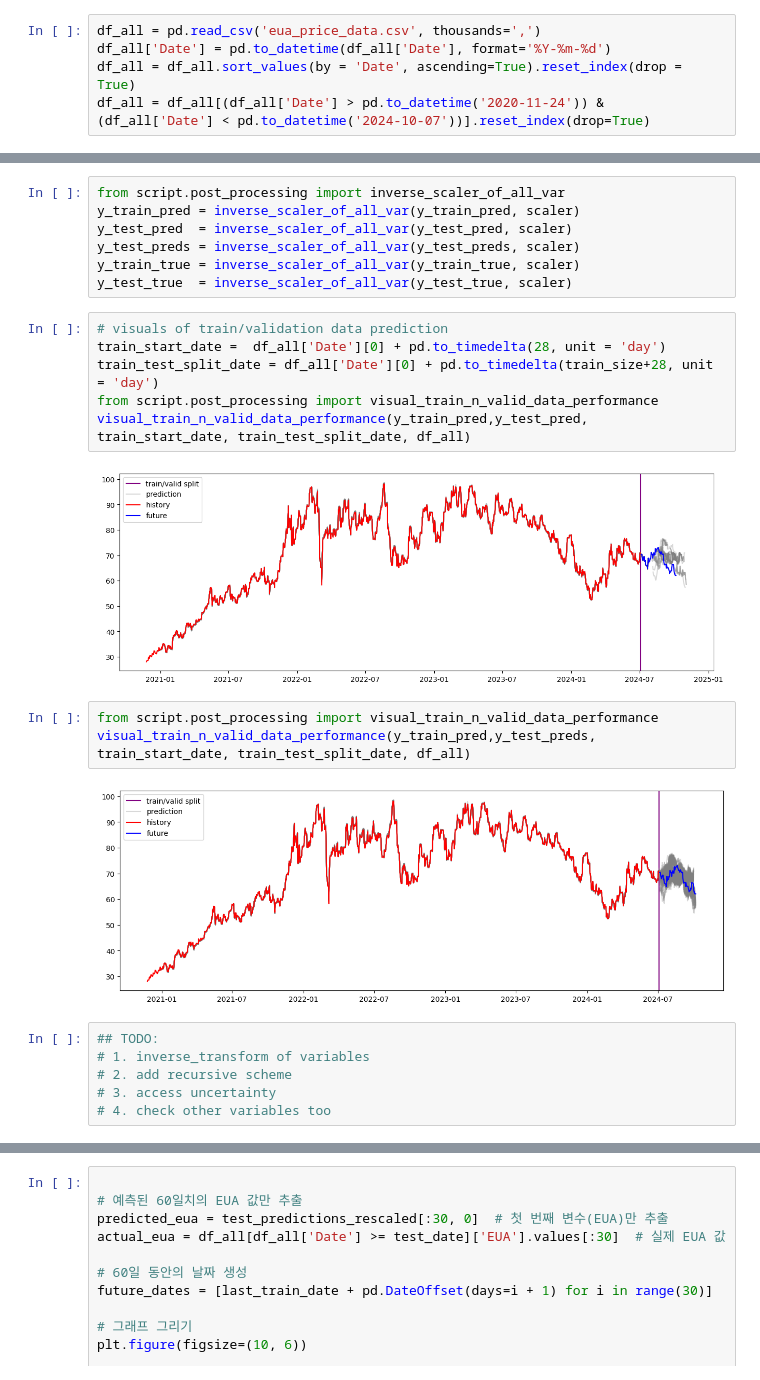
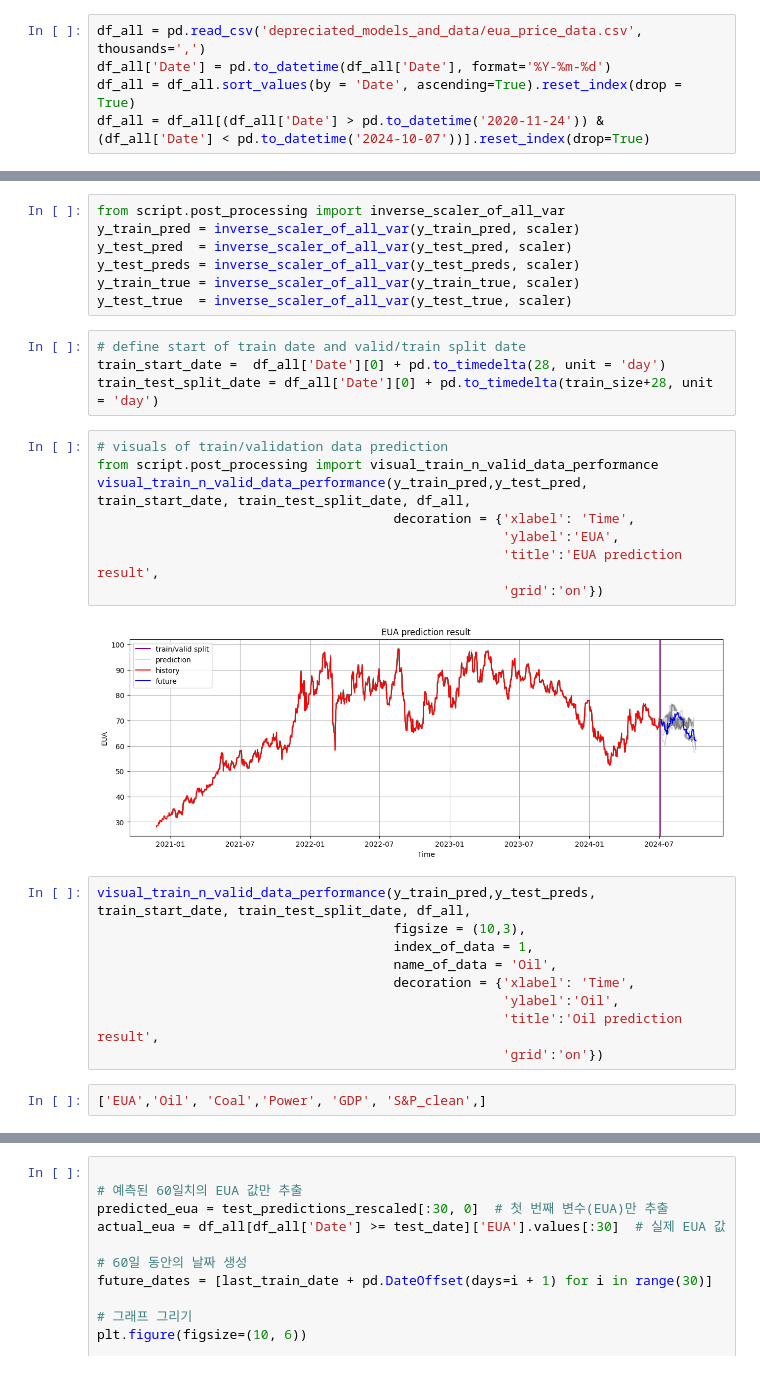
Before and after one commit to geomodeller/eua_prediction, a Jupyter notebook: MULTIRECURSIVE_HJ.ipynb, the cells around one changed output, grey strips where cells are left out. Saved outputs shown, nothing was run; the diff lists cells and outputs as text.

```diff
--- a/MULTIRECURSIVE_HJ.ipynb
+++ b/MULTIRECURSIVE_HJ.ipynb
@@ -17,5 +20,5 @@ from sklearn.metrics import r2_score, mean_squared_error, mean_absolute_error
 # %%
-df_all = pd.read_csv('eua_price_data.csv', thousands=',')
+df_all = pd.read_csv('depreciated_models_and_data/eua_price_data.csv', thousands=',')
 df_all['Date'] = pd.to_datetime(df_all['Date'], format='%Y-%m-%d')
 df_all = df_all.sort_values(by = 'Date', ascending=True).reset_index(drop = True)
 df_all = df_all[(df_all['Date'] > pd.to_datetime('2020-11-24')) & (df_all['Date'] < pd.to_datetime('2024-10-07'))].reset_index(drop=True)
@@ -129,21 +107,27 @@ y_test_preds = inverse_scaler_of_all_var(y_test_preds, scaler)
 y_train_true = inverse_scaler_of_all_var(y_train_true, scaler)
 y_test_true  = inverse_scaler_of_all_var(y_test_true, scaler)
 # %%
-# visuals of train/validation data prediction
+# define start of train date and valid/train split date
 train_start_date =  df_all['Date'][0] + pd.to_timedelta(28, unit = 'day')
 train_test_split_date = df_all['Date'][0] + pd.to_timedelta(train_size+28, unit = 'day')
-from script.post_processing import visual_train_n_valid_data_performance
-visual_train_n_valid_data_performance(y_train_pred,y_test_pred, train_start_date, train_test_split_date, df_all)
-# %% [output]
-[figure, removed]
 # %%
+# visuals of train/validation data prediction
 from script.post_processing import visual_train_n_valid_data_performance
-visual_train_n_valid_data_performance(y_train_pred,y_test_preds, train_start_date, train_test_split_date, df_all)
+visual_train_n_valid_data_performance(y_train_pred,y_test_pred, train_start_date, train_test_split_date, df_all,
+                                      decoration = {'xlabel': 'Time',
+                                                    'ylabel':'EUA',
+                                                    'title':'EUA prediction result',
+                                                    'grid':'on'})
 # %% [output]
-[figure, old version]
+[figure, new version]
-# %%
-## TODO:
-# 1. inverse_transform of variables
-# 2. add recursive scheme
-# 3. access uncertainty
-# 4. check other variables too
+# %%
+visual_train_n_valid_data_performance(y_train_pred,y_test_preds, train_start_date, train_test_split_date, df_all,
+                                      figsize = (10,3),
+                                      index_of_data = 1,
+                                      name_of_data = 'Oil',
+                                      decoration = {'xlabel': 'Time',
+                                                    'ylabel':'Oil',
+                                                    'title':'Oil prediction result',
+                                                    'grid':'on'})
+# %%
+['EUA','Oil', 'Coal','Power', 'GDP', 'S&P_clean',]
```
Also changed, not shown: parts of 12 cells of this notebook, 1 other file.
